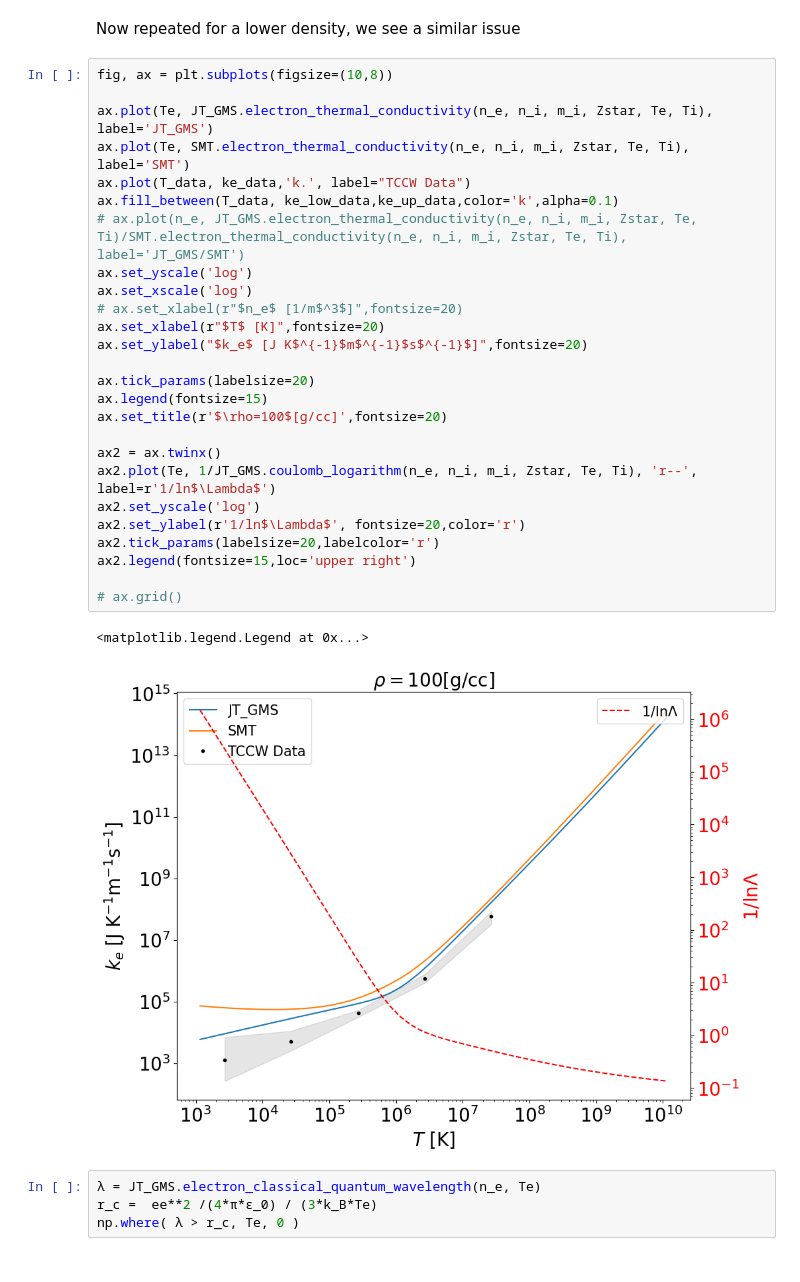
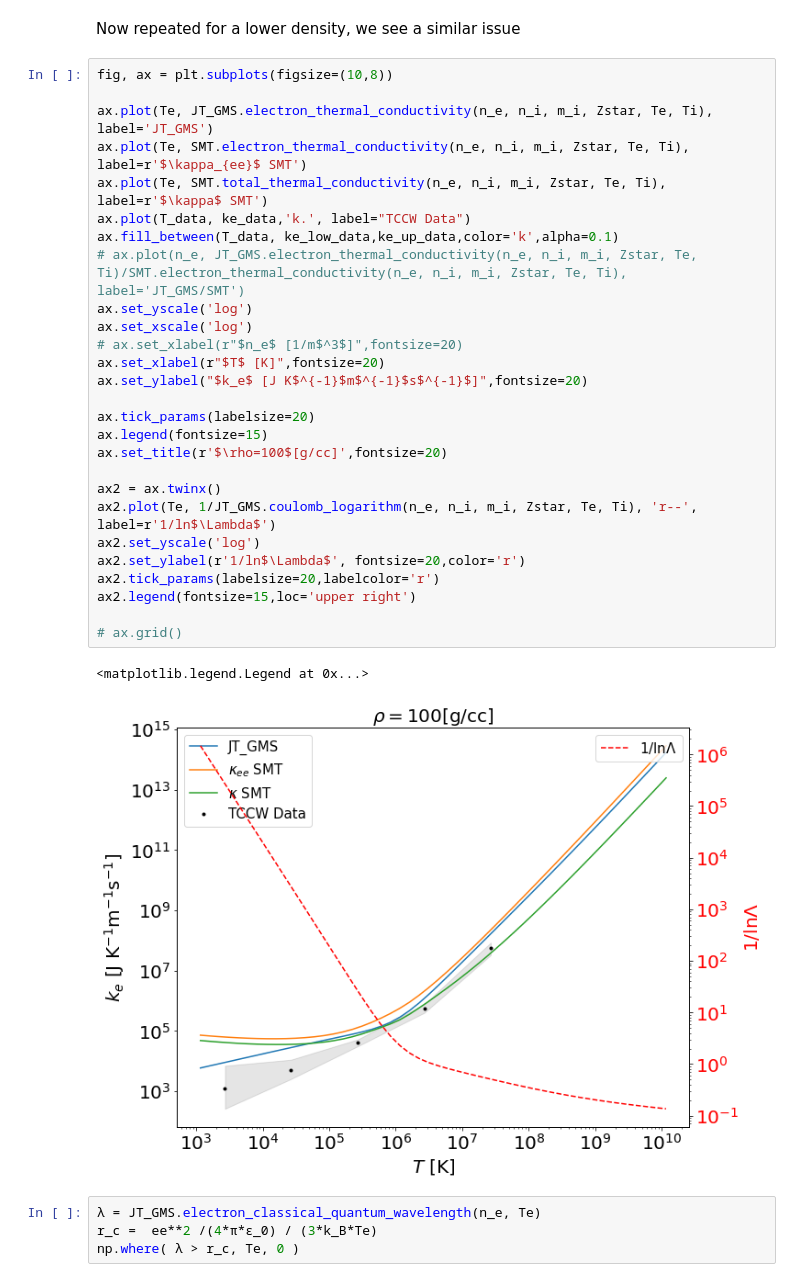
Before and after one commit to MurilloGroupMSU/Two-Temperature-Model, a Jupyter notebook: parameter_testing.ipynb, the cells around one changed output. Saved outputs shown, nothing was run; the diff lists cells and outputs as text.

```diff
--- a/parameter_testing.ipynb
+++ b/parameter_testing.ipynb
@@ -181,32 +182,33 @@ Now repeated for a lower density, we see a similar issue
 # %%
 fig, ax = plt.subplots(figsize=(10,8))
 
 ax.plot(Te, JT_GMS.electron_thermal_conductivity(n_e, n_i, m_i, Zstar, Te, Ti), label='JT_GMS')
-ax.plot(Te, SMT.electron_thermal_conductivity(n_e, n_i, m_i, Zstar, Te, Ti), label='SMT')
+ax.plot(Te, SMT.electron_thermal_conductivity(n_e, n_i, m_i, Zstar, Te, Ti), label=r'$\kappa_{ee}$ SMT')
+ax.plot(Te, SMT.total_thermal_conductivity(n_e, n_i, m_i, Zstar, Te, Ti), label=r'$\kappa$ SMT')
 ax.plot(T_data, ke_data,'k.', label="TCCW Data")
 ax.fill_between(T_data, ke_low_data,ke_up_data,color='k',alpha=0.1)
 # ax.plot(n_e, JT_GMS.electron_thermal_conductivity(n_e, n_i, m_i, Zstar, Te, Ti)/SMT.electron_thermal_conductivity(n_e, n_i, m_i, Zstar, Te, Ti), label='JT_GMS/SMT')
 ax.set_yscale('log')
 ax.set_xscale('log')
 # ax.set_xlabel(r"$n_e$ [1/m$^3$]",fontsize=20)
 ax.set_xlabel(r"$T$ [K]",fontsize=20)
 ax.set_ylabel("$k_e$ [J K$^{-1}$m$^{-1}$s$^{-1}$]",fontsize=20)
 
 ax.tick_params(labelsize=20)
 ax.legend(fontsize=15)
 ax.set_title(r'$\rho=100$[g/cc]',fontsize=20)
 
 ax2 = ax.twinx()
 ax2.plot(Te, 1/JT_GMS.coulomb_logarithm(n_e, n_i, m_i, Zstar, Te, Ti), 'r--', label=r'1/ln$\Lambda$')
 ax2.set_yscale('log')
 ax2.set_ylabel(r'1/ln$\Lambda$', fontsize=20,color='r')
 ax2.tick_params(labelsize=20,labelcolor='r')
 ax2.legend(fontsize=15,loc='upper right')
 
 # ax.grid()
 # %% [output]
 <matplotlib.legend.Legend at 0x...>
-[figure, old version]
+[figure, new version]
 # %%
 λ = JT_GMS.electron_classical_quantum_wavelength(n_e, Te)
 r_c =  ee**2 /(4*π*ε_0) / (3*k_B*Te)
```
Also changed, not shown: parts of 32 cells of this notebook, 6 other files.
